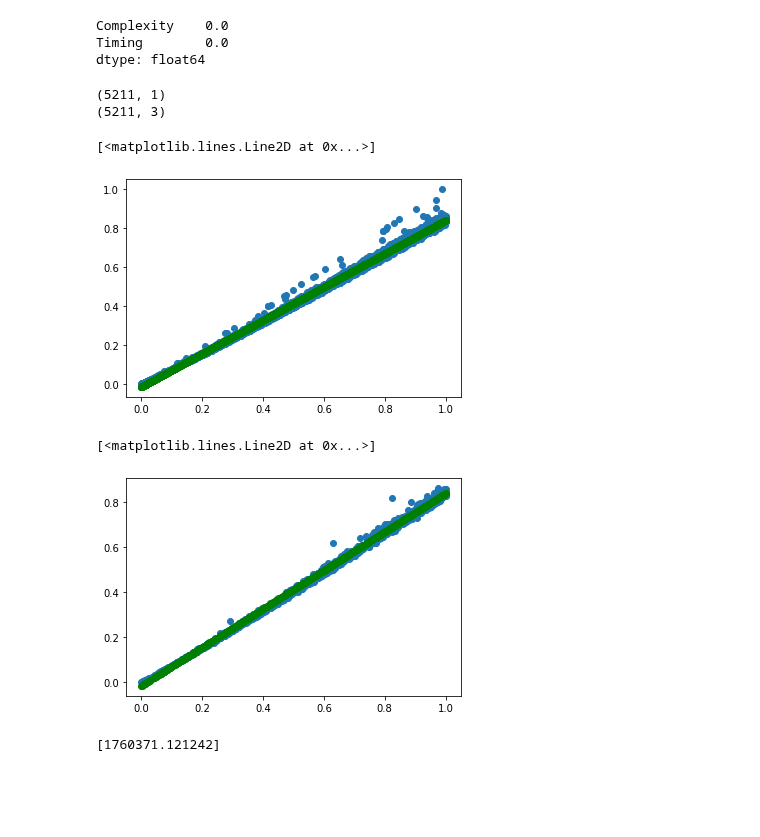
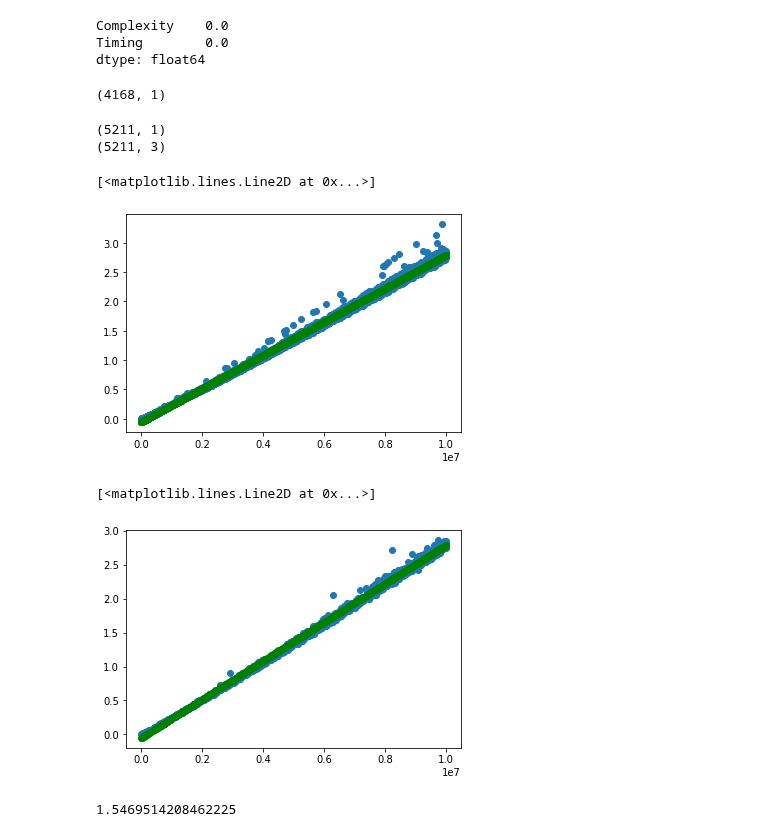
Before and after one commit to lephuocdat2000/-CS114.K21-, a Jupyter notebook: Timing_Complexity.ipynb, the cells around one changed output. Drawn from its saved outputs; the diff is of its cells as text; code cells hidden in the pictures; blank space fills up the shorter version.

Commit message:
Feature_Scaling

```diff
--- a/Timing_Complexity.ipynb
+++ b/Timing_Complexity.ipynb
@@ -37,19 +38,10 @@ plt.scatter(data['Complexity'],data['Timing'])
 # %% [output]
 <matplotlib.collections.PathCollection at 0x...>
 [figure]
-# %%
-#data=data.assign(Square=np.power(data['Complexity'],2),Logarit=np.log2(data['Complexity'])*data['Complexity'])
-#feature scaling: min-max normalization
-
-min_max_scaler = preprocessing.MinMaxScaler(feature_range =(0, 1))
-data_after_mmscaler=min_max_scaler.fit_transform(data)
-data_after_mmscaler=pd.DataFrame(data_after_mmscaler,columns=data.columns)
 # %%
-#x=data_after_mmscaler[['Complexity','Square','Logarit']]
-x=data_after_mmscaler['Complexity']
-y=data_after_mmscaler['Timing']
+x=data[['Complexity']]
+y=data[['Timing']]
 X_train,X_test,y_train,y_test=train_test_split(x,y,test_size=0.2,random_state=1,)
-
 #check missingdata
 all_data_na=(data.isnull().sum())/len(data)*100
 all_data_na
@@ -57,39 +49,45 @@ all_data_na
 Complexity    0.0
 Timing        0.0
 dtype: float64
+# %%
+y_train.values.shape
+# %% [output]
+(4168, 1)
 # %%
-def Transform(x):
-   x=np.resize(x,[len(x),1])
+def Feature_Engineering(x):
+   #feature scaling: min-max normalization
    print(x.shape)
    square=np.power(x,2)
    log_arr=(np.log2(x,where=(x!=0)))*x
    x=np.append(x,square,axis=1)
    x=np.append(x,log_arr,axis=1)
+   min_max_scaler = preprocessing.MinMaxScaler(feature_range =(0, 1))
+   x_after_mmscaler=min_max_scaler.fit_transform(x)
    print(x.shape)
 # %%
-poly_model=make_pipeline(Transform(x),
+poly_model=make_pipeline(Feature_Engineering(x),
                          LinearRegression())
-poly_model.fit(X_train.values[:,np.newaxis],y_train.values)
-y_fit=poly_model.predict(X_train.values[:,np.newaxis])
+poly_model.fit(X_train.values,y_train.values)
+y_fit=poly_model.predict(X_train.values)
 plt.scatter(X_train,y_train)
 plt.plot(X_train,y_fit,'go')
 # %% [output]
 (5211, 1)
 (5211, 3)
 [<matplotlib.lines.Line2D at 0x...>]
-[figure, old version]
+[figure, new version]
 # %%
-y_predict=poly_model.predict(X_test.values[:,np.newaxis])
+y_predict=poly_model.predict(X_test.values)
 plt.scatter(X_test.values,y_test.values)
 plt.plot(X_test.values,y_predict,'go')
 # %% [output]
 [<matplotlib.lines.Line2D at 0x...>]
-[figure, old version]
+[figure, new version]
 # %%
 def Prediction(x,train=X_train,model=poly_model):
    arr_x=np.array([x])
    pred=model.predict(arr_x[:,np.newaxis])
-   print(pred)
-Prediction(2055486)
+   print(pred[0][0])
+Prediction(5636284)
 # %% [output]
-[1760371.121242]
+1.5469514208462225
```
Also changed, not shown: parts of 3 cells of this notebook.
